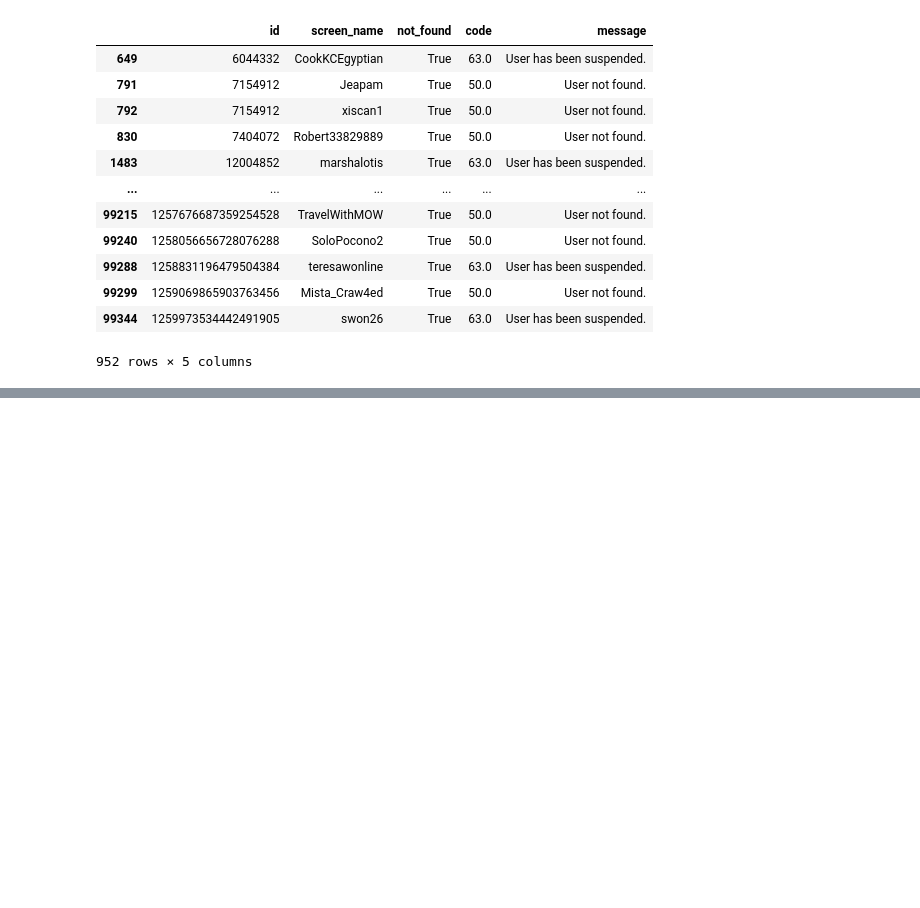
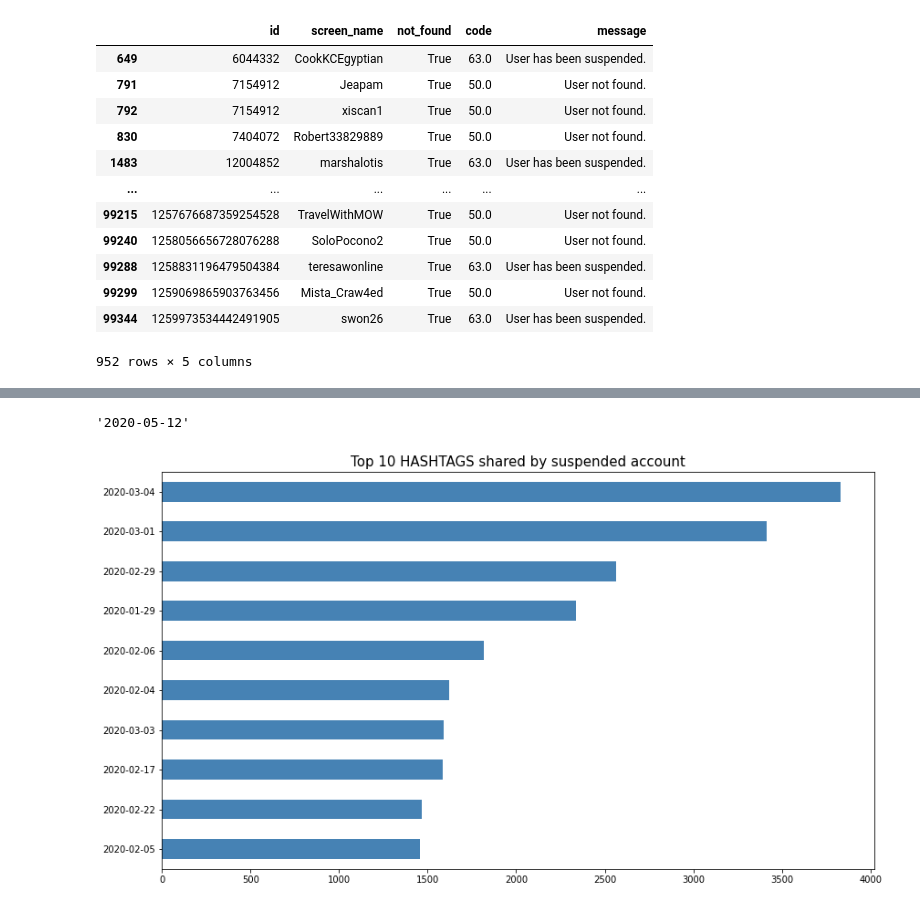
Before and after one commit to gi-ux/BachelorProject, a Jupyter notebook: notebook/Suspended.ipynb, the cells around one changed output, grey strips where cells are left out. Saved outputs shown, nothing was run; the diff lists cells and outputs as text; code cells hidden in the pictures; blank space fills up the shorter version.

```diff
--- a/notebook/Suspended.ipynb
+++ b/notebook/Suspended.ipynb
@@ -59,0 +75,8 @@ issues[issues.id.isin(ids_suspended)]
+# %%
+cols_tweets = [u'user_screen_name', u'rt_user_screen_name', u'hashtags', u'urls', u'text', u'created_at']
+
+users = []
+hashtags = []
+urls = []
+text = []
+created_at = []
@@ -59,0 +179,16 @@ issues[issues.id.isin(ids_suspended)]
+# %%
+dates = []
+for i in created_at:
+    x = tweets_utils.process_datetime(i)
+    dates.append(x)
+# %% [output]
+'2020-05-12'
+# %%
+dates_p = pd.Series(dates).value_counts().sort_values(ascending=False)
+fig = plt.figure(figsize=(14, 8))
+ax = dates_p[:10].plot(kind='barh', color='steelblue', fig=(14,14)) #green #steelblue
+ax.set_title('Top 10 HASHTAGS shared by suspended account', fontsize=15)
+ax.invert_yaxis()
+plt.show()
+# %% [output]
+[figure, added]
```
Also changed, not shown: parts of 15 cells of this notebook, 7 other files.
